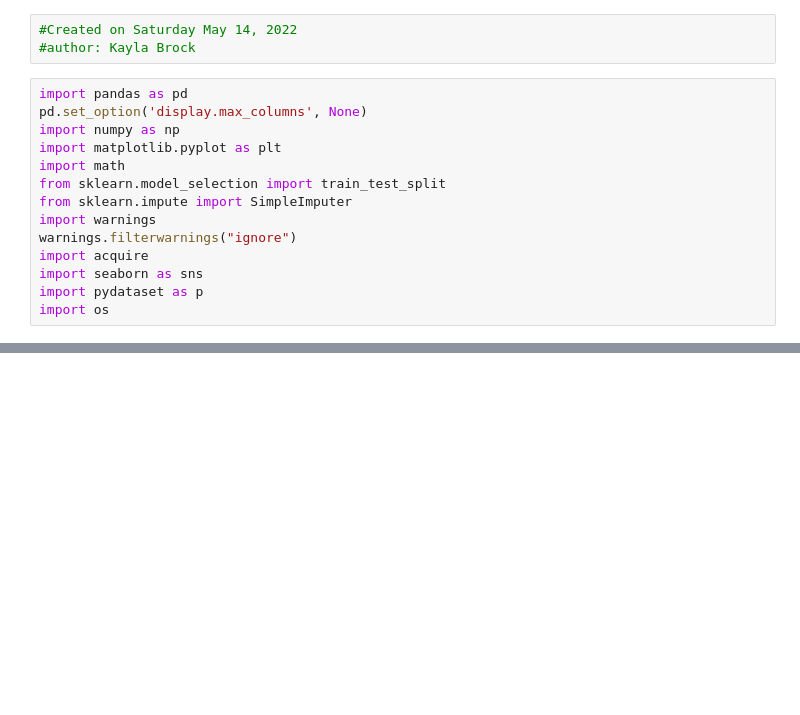
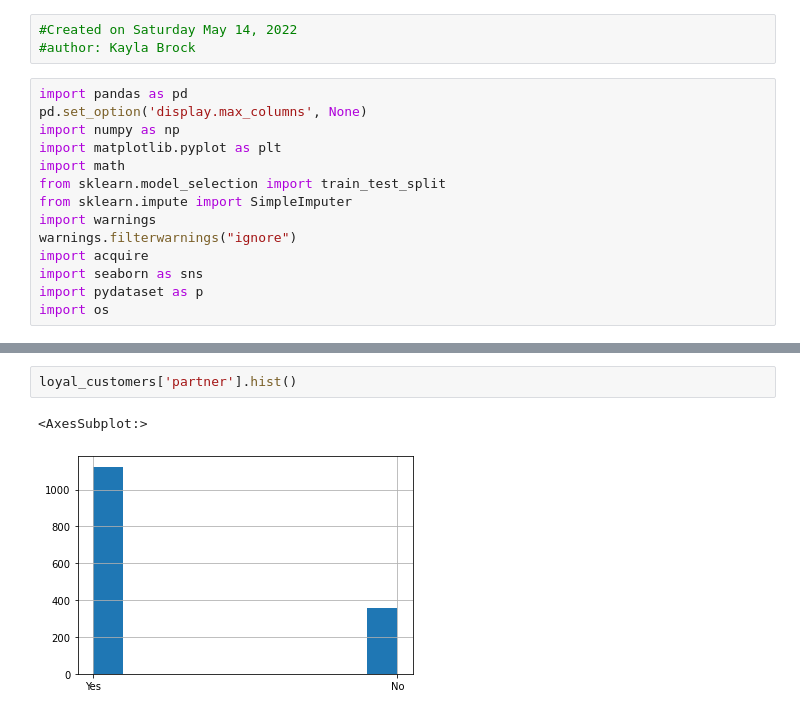
Before and after one commit to Kayfj41901/classification_exercises, a Jupyter notebook: Telco.ipynb, the cells around one changed output, grey strips where cells are left out. Drawn from its saved outputs; the diff is of its cells as text; blank space fills up the shorter version.

```diff
--- a/Telco.ipynb
+++ b/Telco.ipynb
@@ -30,0 +564,5 @@ df.head()
+# %%
+loyal_customers['partner'].hist()
+# %% [output]
+<AxesSubplot:>
+[figure, added]
```
Also changed, not shown: parts of 84 cells of this notebook, 1 other file.
